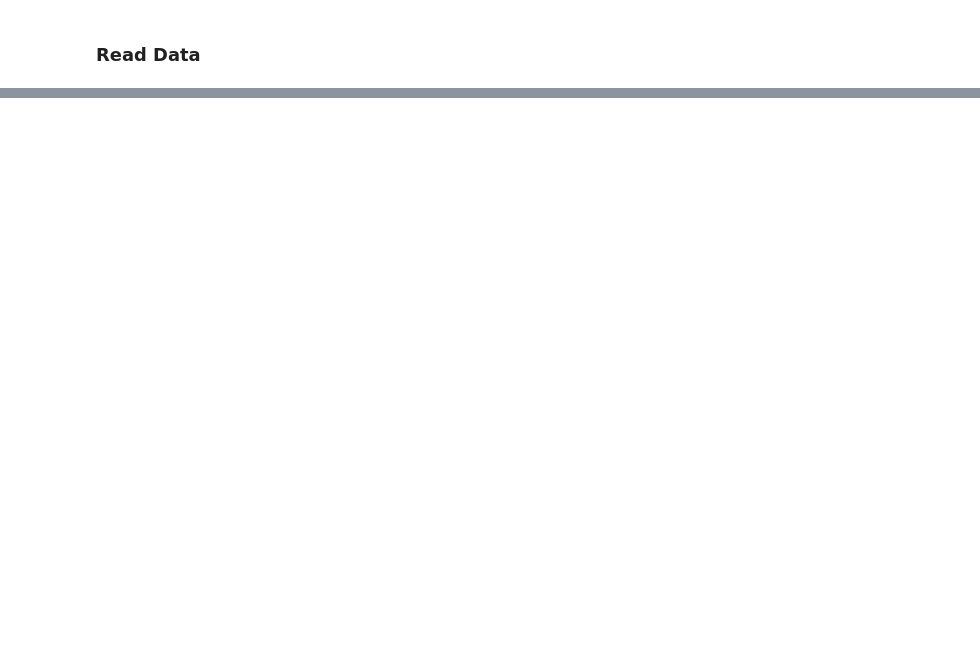
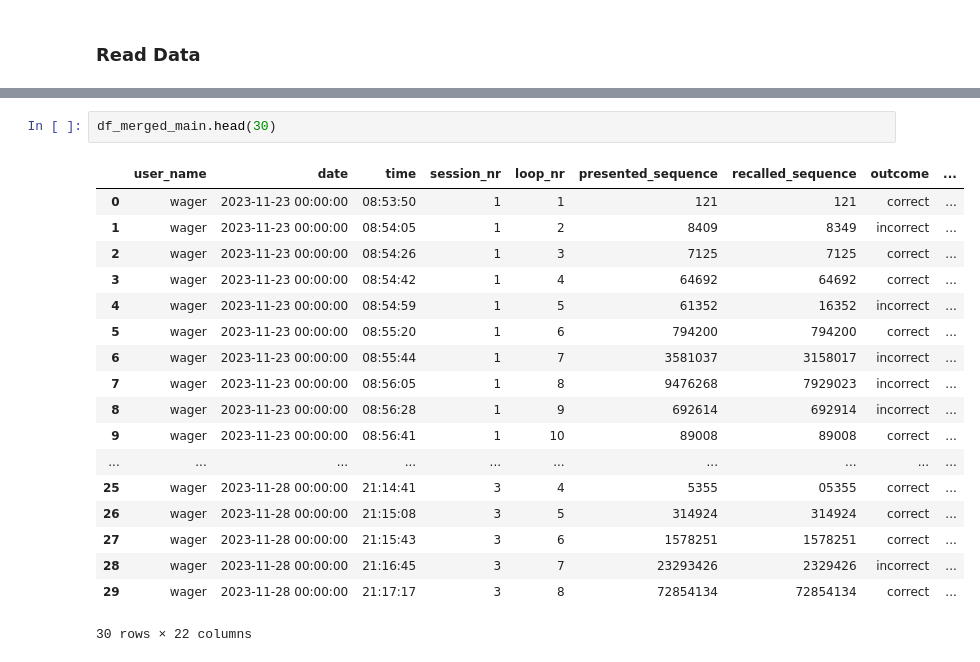
Before and after one commit to Faufreluche/Digit_Span_Trainer, a Jupyter notebook: results_analysis.ipynb, the cells around one changed output, grey strips where cells are left out. Saved outputs shown, nothing was run; the diff lists cells and outputs as text; blank space fills up the shorter version.

```diff
--- a/results_analysis.ipynb
+++ b/results_analysis.ipynb
@@ -22,3 +37,24 @@ for file in files:
+# %%
+df_merged_main.head(30)
+# %% [output]
+|  | user_name | date | time | session_nr | loop_nr | presented_sequence | recalled_sequence | outcome | ... |
+| 0 | wager | 2023-11-23 00:00:00 | 08:53:50 | 1 | 1 | 121 | 121 | correct | ... |
+| 1 | wager | 2023-11-23 00:00:00 | 08:54:05 | 1 | 2 | 8409 | 8349 | incorrect | ... |
+| 2 | wager | 2023-11-23 00:00:00 | 08:54:26 | 1 | 3 | 7125 | 7125 | correct | ... |
+| 3 | wager | 2023-11-23 00:00:00 | 08:54:42 | 1 | 4 | 64692 | 64692 | correct | ... |
+| 4 | wager | 2023-11-23 00:00:00 | 08:54:59 | 1 | 5 | 61352 | 16352 | incorrect | ... |
+| 5 | wager | 2023-11-23 00:00:00 | 08:55:20 | 1 | 6 | 794200 | 794200 | correct | ... |
+| 6 | wager | 2023-11-23 00:00:00 | 08:55:44 | 1 | 7 | 3581037 | 3158017 | incorrect | ... |
+| 7 | wager | 2023-11-23 00:00:00 | 08:56:05 | 1 | 8 | 9476268 | 7929023 | incorrect | ... |
+| 8 | wager | 2023-11-23 00:00:00 | 08:56:28 | 1 | 9 | 692614 | 692914 | incorrect | ... |
+| 9 | wager | 2023-11-23 00:00:00 | 08:56:41 | 1 | 10 | 89008 | 89008 | correct | ... |
+| ... | ... | ... | ... | ... | ... | ... | ... | ... | ... |
+| 25 | wager | 2023-11-28 00:00:00 | 21:14:41 | 3 | 4 | 5355 | 05355 | correct | ... |
+| 26 | wager | 2023-11-28 00:00:00 | 21:15:08 | 3 | 5 | 314924 | 314924 | correct | ... |
+| 27 | wager | 2023-11-28 00:00:00 | 21:15:43 | 3 | 6 | 1578251 | 1578251 | correct | ... |
+| 28 | wager | 2023-11-28 00:00:00 | 21:16:45 | 3 | 7 | 23293426 | 2329426 | incorrect | ... |
+| 29 | wager | 2023-11-28 00:00:00 | 21:17:17 | 3 | 8 | 72854134 | 72854134 | correct | ... |
+30 rows × 22 columns
 # %%
 df_merged_main.info()
 # %% [output]
```
Also changed, not shown: parts of 17 cells of this notebook.
